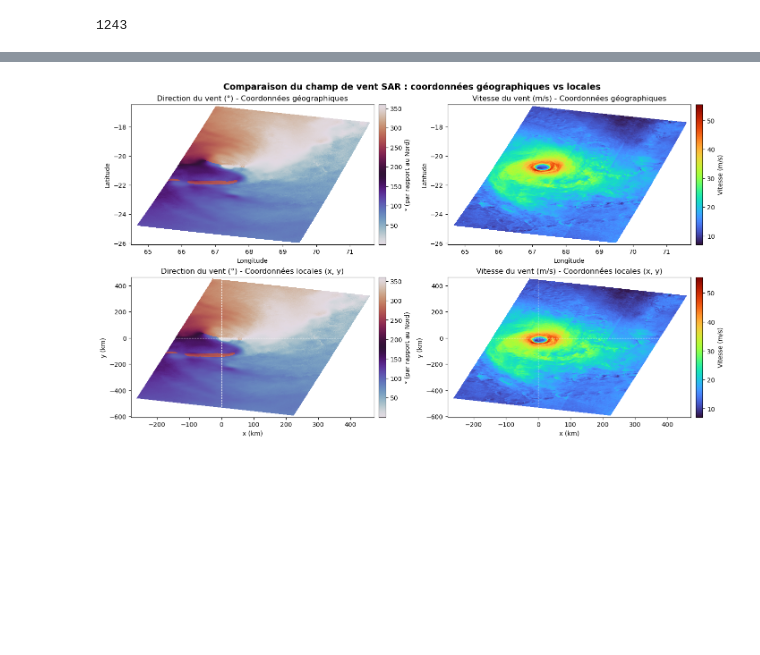
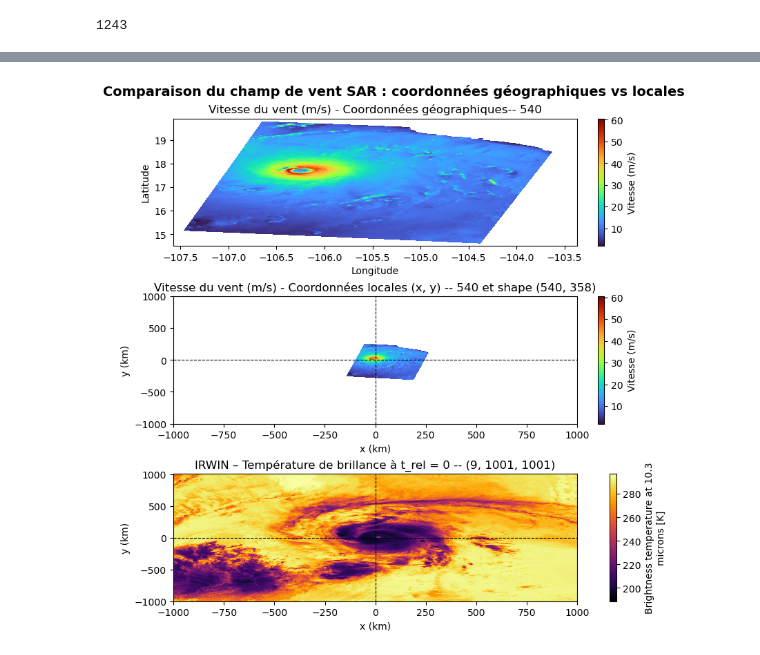
Before and after one commit to medtannaoui/ifremer_multimodality, a Jupyter notebook: changement_de_coordonnées.ipynb, the cells around one changed output, grey strips where cells are left out. Cells and saved outputs as stored; diff of their text form; code cells hidden in the pictures; blank space fills up the shorter version.

Commit message:
visualisation des couple GEO_SAR

```diff
--- a/changement_de_coordonnées.ipynb
+++ b/changement_de_coordonnées.ipynb
@@ -41,57 +39,76 @@ i = 10
+# %%
+i = 0
+lim = True
 # %%
 # Création de la figure
 i = i+1
-sar_xy_exemple_file_path = os.listdir("donnees_sar_changes")[i]
-ds_sar_xy = xr.open_dataset("donnees_sar_changes/" + sar_xy_exemple_file_path)
-fig, axes = plt.subplots(2, 2, figsize=(14, 8), constrained_layout=True)
+sargeo_path = "/scale/project/ifremer-isi-jumeaunumerique/SARGEO/prototype/v01r02/cyclobs"
+row = sargeo_modif_df[sargeo_modif_df["sar_xy"] != 0].iloc[i]
+sar_xy_exemple_file_path = row["sar_xy"]
+cyclone_name = row["cyclone"]
+geo_exemple_file_path = row["fichier"]
+ds_sar_xy = xr.open_dataset(sar_xy_exemple_file_path)
+ds_geo = xr.open_dataset(sargeo_path+"/"+cyclone_name+"/IRWIN/"+geo_exemple_file_path)
+fig, axes = plt.subplots(3, 1, figsize=(8, 8), constrained_layout=True)
 
 # --- 1️⃣ Coordonnées géographiques ---
-im00 = axes[0,0].pcolormesh(
-    ds_sar_xy["owiLon"], ds_sar_xy["owiLat"],
-    ds_sar_xy["owiWindDirection"], cmap="twilight", shading='auto'
-)
-axes[0,0].set_title("Direction du vent (°) - Coordonnées géographiques", fontsize=12)
-axes[0,0].set_xlabel("Longitude")
-axes[0,0].set_ylabel("Latitude")
-cbar00 = fig.colorbar(im00, ax=axes[0,0], orientation="vertical", pad=0.02)
-cbar00.set_label("° (par rapport au Nord)", rotation=90)
+# im00 = axes[0,0].pcolormesh(
+#     ds_sar_xy["owiLon"], ds_sar_xy["owiLat"],
+#     ds_sar_xy["owiWindDirection"], cmap="twilight", shading='auto'
+# )
+# axes[0,0].set_title("Direction du vent (°) - Coordonnées géographiques", fontsize=12)
+# axes[0,0].set_xlabel("Longitude")
+# axes[0,0].set_ylabel("Latitude")
+# cbar00 = fig.colorbar(im00, ax=axes[0,0], orientation="vertical", pad=0.02)
+# cbar00.set_label("° (par rapport au Nord)", rotation=90)
 
 # --- 2️⃣ Coordonnées géographiques ---
-im01 = axes[0,1].pcolormesh(
+im01 = axes[0].pcolormesh(
     ds_sar_xy["owiLon"], ds_sar_xy["owiLat"],
     ds_sar_xy["owiWindSpeed"], cmap="turbo", shading='auto'
 )
-axes[0,1].set_title("Vitesse du vent (m/s) - Coordonnées géographiques", fontsize=12)
-axes[0,1].set_xlabel("Longitude")
-axes[0,1].set_ylabel("Latitude")
-cbar01 = fig.colorbar(im01, ax=axes[0,1], orientation="vertical", pad=0.02)
+axes[0].set_title(f"Vitesse du vent (m/s) - Coordonnées géographiques-- {len(ds_sar_xy["owiLon"])}", fontsize=12)
+axes[0].set_xlabel("Longitude")
+axes[0].set_ylabel("Latitude")
+cbar01 = fig.colorbar(im01, ax=axes[0], orientation="vertical", pad=0.02)
 cbar01.set_label("Vitesse (m/s)", rotation=90)
 
-# --- 3️⃣ Coordonnées locales (centrées cyclone) ---
-im10 = axes[1,0].pcolormesh(
-    ds_sar_xy["x_sar"], ds_sar_xy["y_sar"],
-    ds_sar_xy["owiWindDirection"], cmap="twilight", shading='auto'
-)
-axes[1,0].set_title("Direction du vent (°) - Coordonnées locales (x, y)", fontsize=12)
-axes[1,0].set_xlabel("x (km)")
-axes[1,0].set_ylabel("y (km)")
-axes[1,0].axhline(0, color='white', linestyle='--', linewidth=0.8)
-axes[1,0].axvline(0, color='white', linestyle='--', linewidth=0.8)
-cbar10 = fig.colorbar(im10, ax=axes[1,0], orientation="vertical", pad=0.02)
-cbar10.set_label("° (par rapport au Nord)", rotation=90)
+# # --- 3️⃣ Coordonnées locales (centrées cyclone) ---
+# im10 = axes[1,0].pcolormesh(
+#     ds_sar_xy["x_sar"], ds_sar_xy["y_sar"],
+#     ds_sar_xy["owiWindDirection"], cmap="twilight", shading='auto'
+# )
+# axes[1,0].set_title("Direction du vent (°) - Coordonnées locales (x, y)", fontsize=12)
+# axes[1,0].set_xlabel("x (km)")
+# axes[1,0].set_ylabel("y (km)")
+# axes[1,0].axhline(0, color='white', linestyle='--', linewidth=0.8)
+# axes[1,0].axvline(0, color='white', linestyle='--', linewidth=0.8)
+# cbar10 = fig.colorbar(im10, ax=axes[1,0], orientation="vertical", pad=0.02)
+# cbar10.set_label("° (par rapport au Nord)", rotation=90)
 
 # --- 4️⃣ Coordonnées locales ---
-im11 = axes[1,1].pcolormesh(
+im11 = axes[1].pcolormesh(
     ds_sar_xy["x_sar"], ds_sar_xy["y_sar"],
     ds_sar_xy["owiWindSpeed"], cmap="turbo", shading='auto'
 )
-axes[1,1].set_title("Vitesse du vent (m/s) - Coordonnées locales (x, y)", fontsize=12)
-axes[1,1].set_xlabel("x (km)")
-axes[1,1].set_ylabel("y (km)")
-axes[1,1].axhline(0, color='white', linestyle='--', linewidth=0.8)
-axes[1,1].axvline(0, color='white', linestyle='--', linewidth=0.8)
-cbar11 = fig.colorbar(im11, ax=axes[1,1], orientation="vertical", pad=0.02)
+axes[1].set_title(f"Vitesse du vent (m/s) - Coordonnées locales (x, y) -- {len(ds_sar_xy["owiWindSpeed"])} et shape {ds_sar_xy["owiWindSpeed"].shape}", fontsize=12)
+axes[1].set_xlabel("x (km)")
+axes[1].set_ylabel("y (km)")
+axes[1].axhline(0, color='black', linestyle='--', linewidth=0.8)
+axes[1].axvline(0, color='black', linestyle='--', linewidth=0.8)
+if lim :
+    axes[1].set_xlim(-1000,1000)
+    axes[1].set_ylim(-1000,1000)
+cbar11 = fig.colorbar(im11, ax=axes[1], orientation="vertical", pad=0.02)
 cbar11.set_label("Vitesse (m/s)", rotation=90)
+
+#image GEO
+ds_geo["IRWIN"].sel(t_rel=0).plot.imshow(cmap='inferno', ax=axes[2])
+axes[2].set_title(f"IRWIN – Température de brillance à t_rel = 0 -- {ds_geo["IRWIN"].shape}")
+axes[2].set_xlabel("x (km)")
+axes[2].set_ylabel("y (km)")
+axes[2].axhline(0, color='black', linestyle='--', linewidth=0.8)
+axes[2].axvline(0, color='black', linestyle='--', linewidth=0.8)
 
 # --- Ajustement global ---
 fig.suptitle("Comparaison du champ de vent SAR : coordonnées géographiques vs locales", fontsize=14, fontweight='bold')
@@ -100 +120 @@ plt.show()
-[figure, old version]
+[figure, new version]
```
Also changed, not shown: parts of 4 cells of this notebook.
